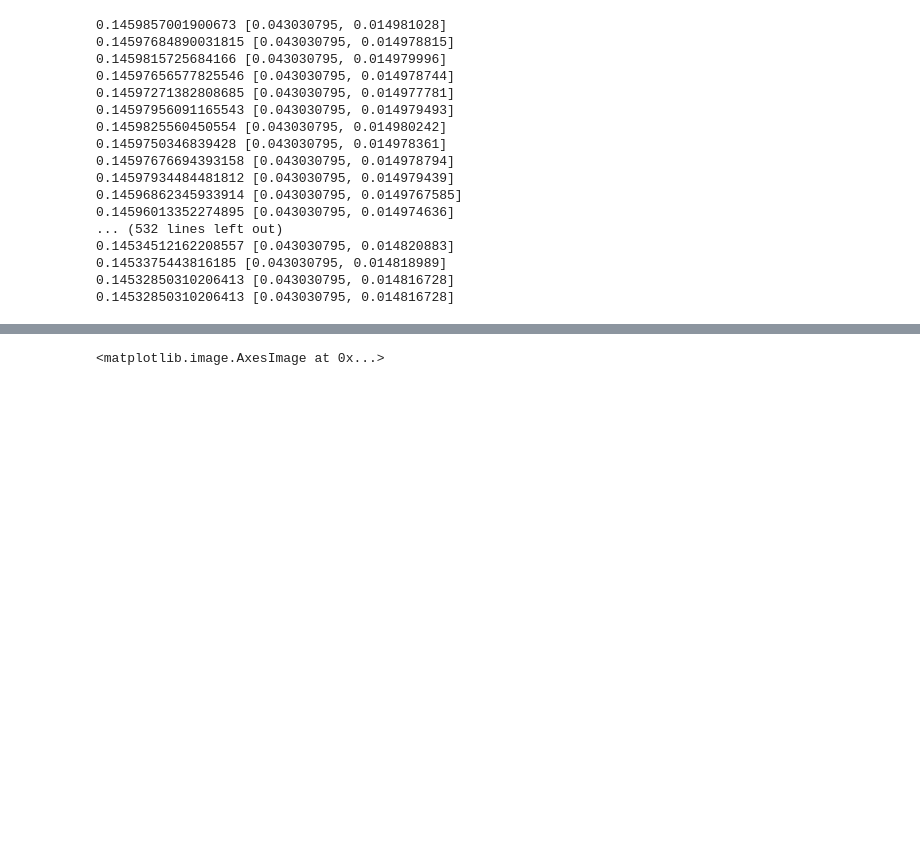
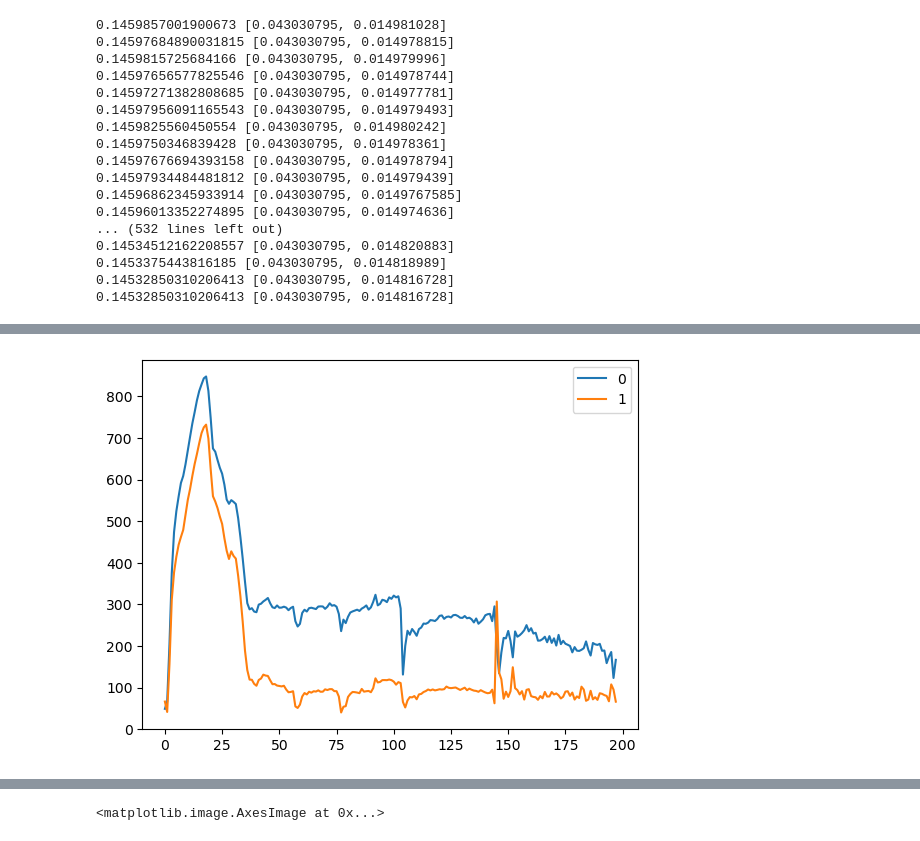
Before and after one commit to ELO-Hyp/hUH, a Jupyter notebook: Example.ipynb, the cells around one changed output, grey strips where cells are left out. Drawn from its saved outputs; the diff is of its cells as text; code cells hidden in the pictures; blank space fills up the shorter version.

```diff
--- a/Example.ipynb
+++ b/Example.ipynb
@@ -192,6 +191,10 @@ depth of  1
  10
  11
 KeyboardInterrupt:
+# %%
+deh4.display_spectra(['11','10'])
+# %% [output]
+[figure, added]
 # %%
 deh4.predict(ji)
 deh4.display_level(2)
```
Also changed, not shown: parts of 6 cells of this notebook, 1 other file.
